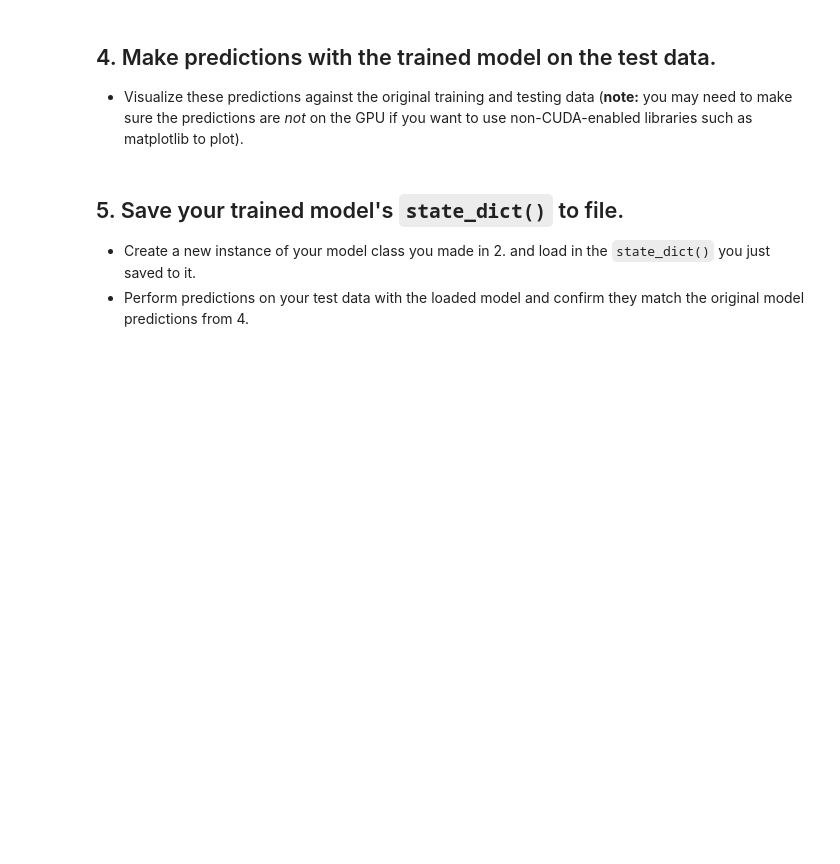
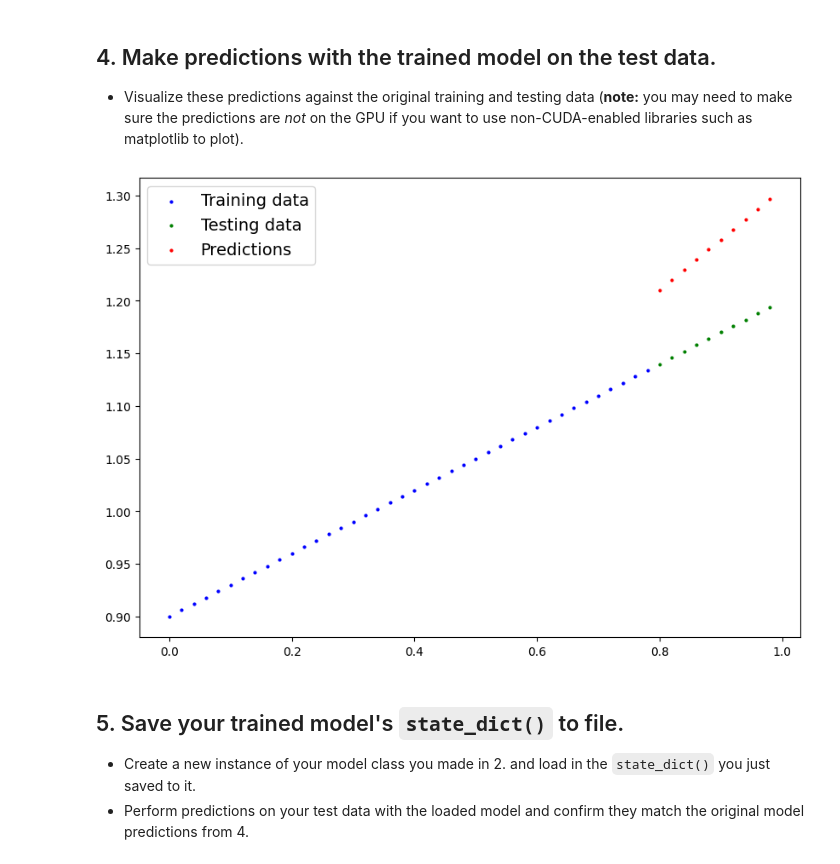
Before and after one commit to alienpenguin10/pytorch-learning, a Jupyter notebook: 01_pytorch_workflow_exercises.ipynb, the cells around one changed output. Cells and saved outputs as stored; diff of their text form; code cells hidden in the pictures; blank space fills up the shorter version.

```diff
--- a/01_pytorch_workflow_exercises.ipynb
+++ b/01_pytorch_workflow_exercises.ipynb
@@ -166,3 +187,6 @@ for epoch in range(epochs):
   * Visualize these predictions against the original training and testing data (**note:** you may need to make sure the predictions are *not* on the GPU if you want to use non-CUDA-enabled libraries such as matplotlib to plot).
 # %%
 # Make predictions with the model
+model.eval()
+with torch.inference_mode():
+    y_preds = model(X_test)
@@ -171,3 +193,12 @@ for epoch in range(epochs):
+# %%
+# Plot the predictions (these may need to be on a specific device)
+plt.figure(figsize=(10, 7))
+plt.scatter(X_train.cpu(), y_train.cpu(), c="b", s=4, label="Training data")
+plt.scatter(X_test.cpu(), y_test.cpu(), c="g", s=4, label="Testing data")
+plt.scatter(X_test.cpu(), y_preds.cpu(), c="r", s=4, label="Predictions")
+plt.legend(prop={"size": 14});
+# %% [output]
+[figure, added]
 # %% [markdown]
 ## 5. Save your trained model's `state_dict()` to file.
   * Create a new instance of your model class you made in 2. and load in the `state_dict()` you just saved to it.
```
Also changed, not shown: parts of 10 cells of this notebook, 1 other file.
